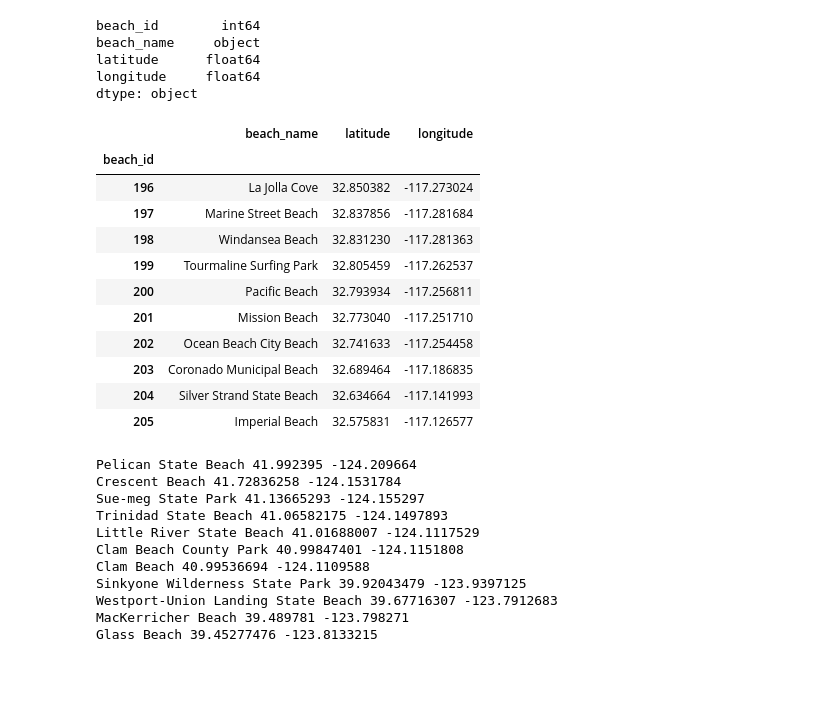
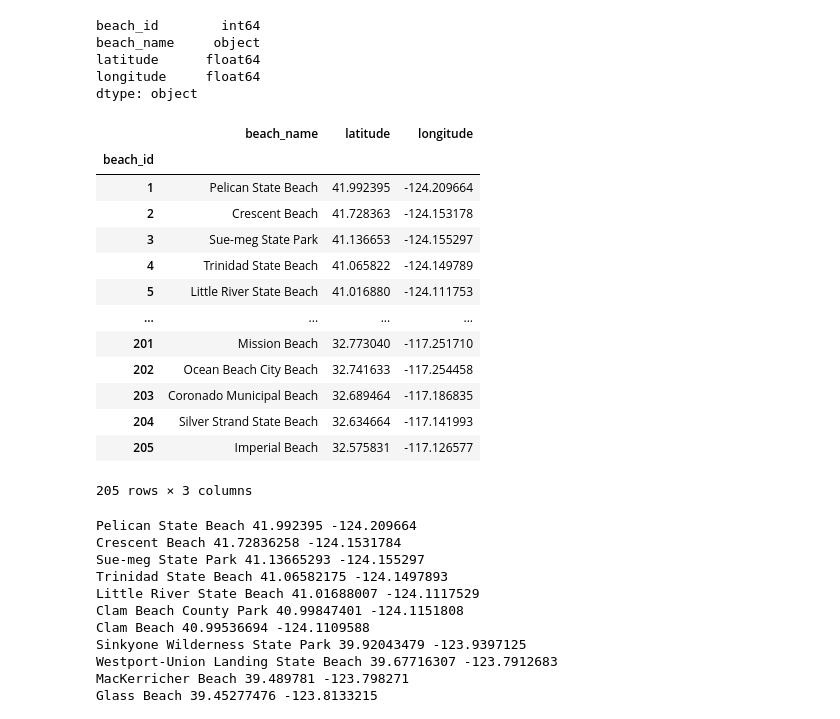
Before and after one commit to ckanchanda/Surf_Check, a Jupyter notebook: jupyter/Beaches_database.ipynb, the cells around one changed output. Saved outputs shown, nothing was run; the diff lists cells and outputs as text; code cells hidden in the pictures; blank space fills up the shorter version.

```diff
--- a/jupyter/Beaches_database.ipynb
+++ b/jupyter/Beaches_database.ipynb
@@ -38,21 +55,23 @@ dtype: object
 # %%
 # Renamed "Unnamed: 0" column and set it as the index
 beaches_df = beaches_df.rename(columns={'Unnamed: 0': ''})
 beaches_df = beaches_df.set_index('beach_id')
-beaches_df.tail(10)
+beaches_df
 # %% [output]
 |  | beach_name | latitude | longitude |
 | beach_id |  |  |  |
-| 196 | La Jolla Cove | 32.850382 | -117.273024 |
-| 197 | Marine Street Beach | 32.837856 | -117.281684 |
-| 198 | Windansea Beach | 32.831230 | -117.281363 |
-| 199 | Tourmaline Surfing Park | 32.805459 | -117.262537 |
-| 200 | Pacific Beach | 32.793934 | -117.256811 |
+| 1 | Pelican State Beach | 41.992395 | -124.209664 |
+| 2 | Crescent Beach | 41.728363 | -124.153178 |
+| 3 | Sue-meg State Park | 41.136653 | -124.155297 |
+| 4 | Trinidad State Beach | 41.065822 | -124.149789 |
+| 5 | Little River State Beach | 41.016880 | -124.111753 |
+| ... | ... | ... | ... |
 | 201 | Mission Beach | 32.773040 | -117.251710 |
 | 202 | Ocean Beach City Beach | 32.741633 | -117.254458 |
 | 203 | Coronado Municipal Beach | 32.689464 | -117.186835 |
 | 204 | Silver Strand State Beach | 32.634664 | -117.141993 |
 | 205 | Imperial Beach | 32.575831 | -117.126577 |
+205 rows × 3 columns
 # %%
 #beaches_df = beaches_df.drop_duplicates(keep='first')
 #beaches_df
```
Also changed, not shown: parts of 2 cells of this notebook.
